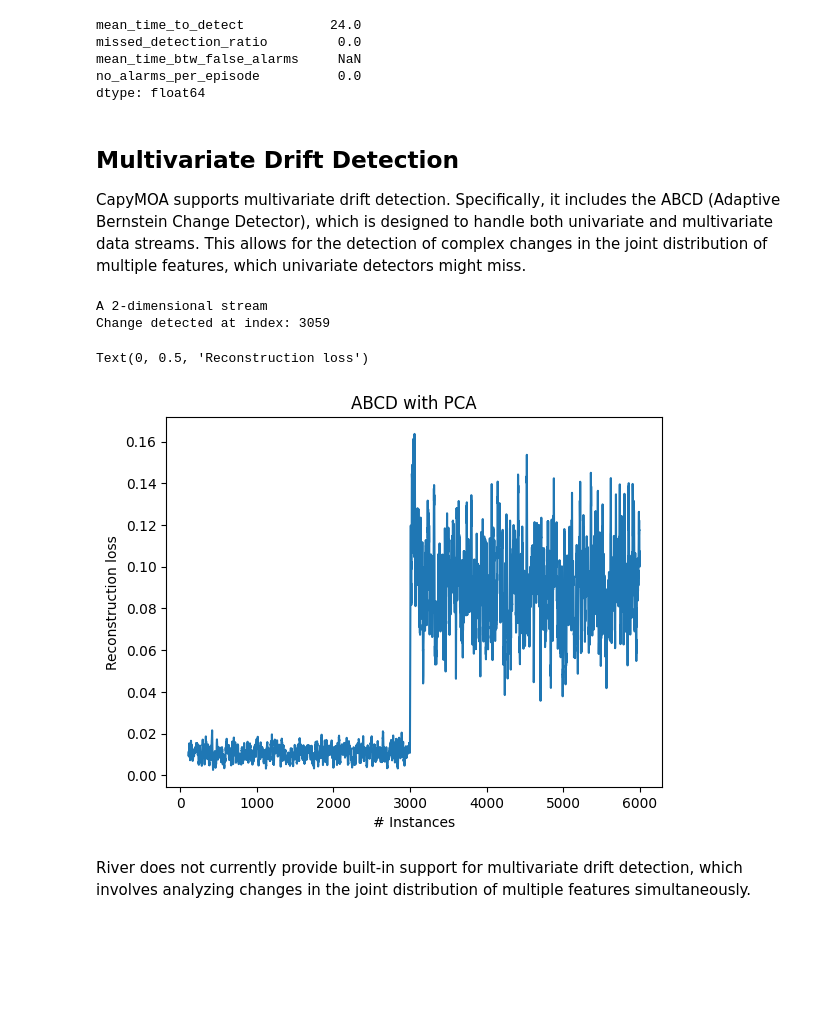
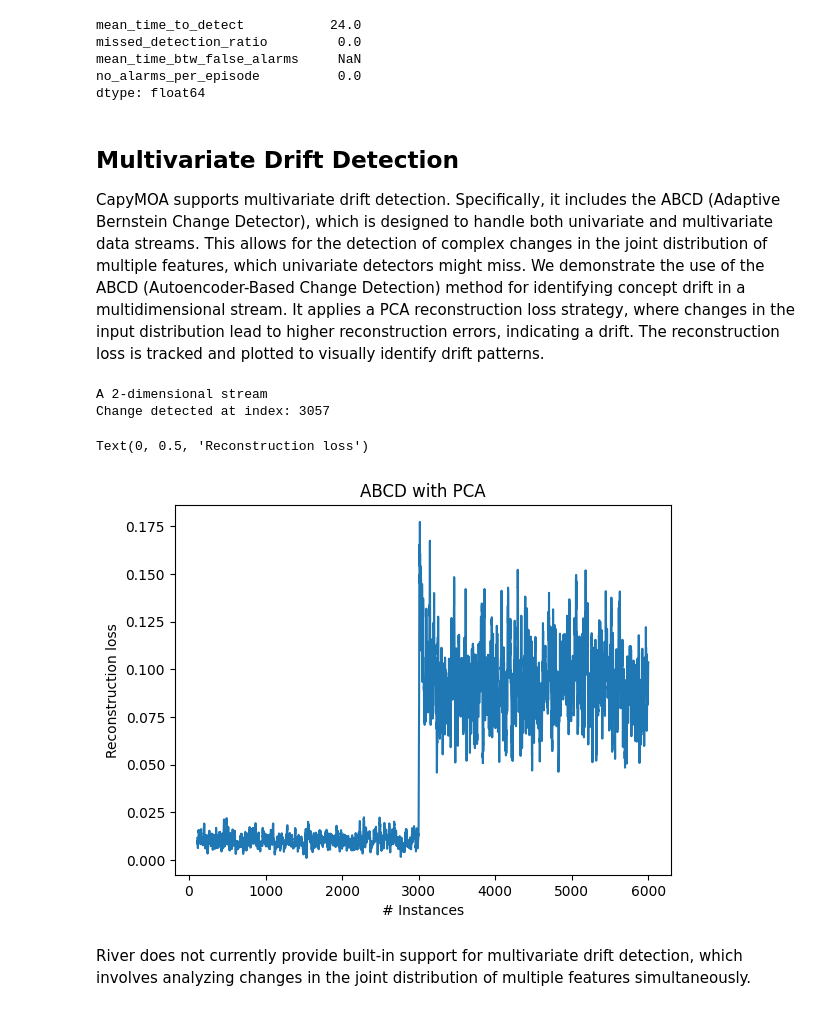
Before and after one commit to Streaming-Data-Analytics/2024-2025_SML-Notebooks-in-CapyMOA, a Jupyter notebook: source/detectors.ipynb, the cells around one changed output. Cells and saved outputs as stored; diff of their text form; code cells hidden in the pictures; blank space fills up the shorter version.

Commit message:
Commented the detectors notebooj

```diff
--- a/source/detectors.ipynb
+++ b/source/detectors.ipynb
@@ -139,42 +144,45 @@ dtype: float64
 # %% [markdown]
 ## Multivariate Drift Detection
 
-CapyMOA supports multivariate drift detection. Specifically, it includes the ABCD (Adaptive Bernstein Change Detector), which is designed to handle both univariate and multivariate data streams. This allows for the detection of complex changes in the joint distribution of multiple features, which univariate detectors might miss.
+CapyMOA supports multivariate drift detection. Specifically, it includes the ABCD (Adaptive Bernstein Change Detector), which is designed to handle both univariate and multivariate data streams. This allows for the detection of complex changes in the joint distribution of multiple features, which univariate detectors might miss. We demonstrate the use of the ABCD (Autoencoder-Based Change Detection) method for identifying concept drift in a multidimensional stream. It applies a PCA reconstruction loss strategy, where changes in the input distribution lead to higher reconstruction errors, indicating a drift. The reconstruction loss is tracked and plotted to visually identify drift patterns.
 # %%
-detector = ABCD()
-
-## Opening a file as a stream
-stream = ElectricityTiny()
-
+# Initialize ABCD with PCA as the reconstruction model
 detector = ABCD(model_id="pca")
 
-## Opening a file as a stream
+# Create a synthetic data stream where the distribution shifts in the middle
+# First half: values between 0 and 0.5; Second half: values between 0.5 and 1.0
 stream_change = np.hstack(
     [np.random.uniform(0, 0.5, 3000), np.random.uniform(0.5, 1.0, 3000)]
 )
+
+# Create a control stream with no distributional shift for comparison
 stream_nochange = np.random.uniform(0, 1.0, len(stream_change))
+
+# Stack both streams into a 2D structure: one column with drift, the other without
 stream = np.vstack([stream_change, stream_nochange]).T
 print(f"A {stream.shape[-1]}-dimensional stream")
 
 i = 0
 loss_values = []
+
+# Loop over the data stream
 while i < len(stream):
     instance = stream[i]
     i += 1
     detector.add_element(instance)
     loss_values.append(detector.loss())
     if detector.detected_change():
         print("Change detected at index: " + str(i))
 
 plt.plot(pd.Series(loss_values).rolling(10).mean())
 plt.title("ABCD with PCA")
 plt.xlabel("# Instances")
 plt.ylabel("Reconstruction loss")
 # %% [output]
 A 2-dimensional stream
-Change detected at index: 3059
+Change detected at index: 3057
 Text(0, 0.5, 'Reconstruction loss')
-[figure, old version]
+[figure, new version]
 # %% [markdown]
 River does not currently provide built-in support for multivariate drift detection, which involves analyzing changes in the joint distribution of multiple features simultaneously.
 # %% [markdown]
```
Also changed, not shown: parts of 10 cells of this notebook.
